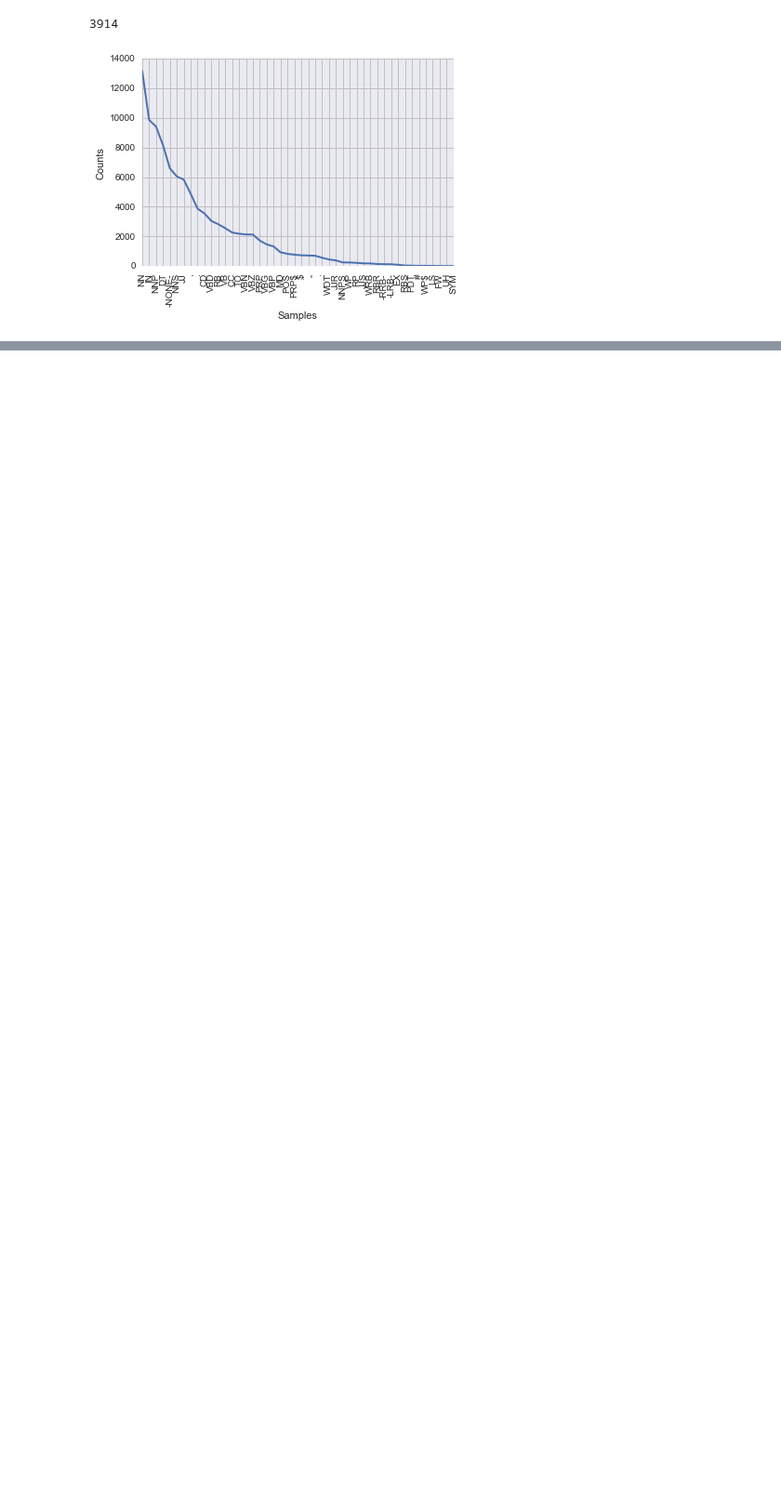
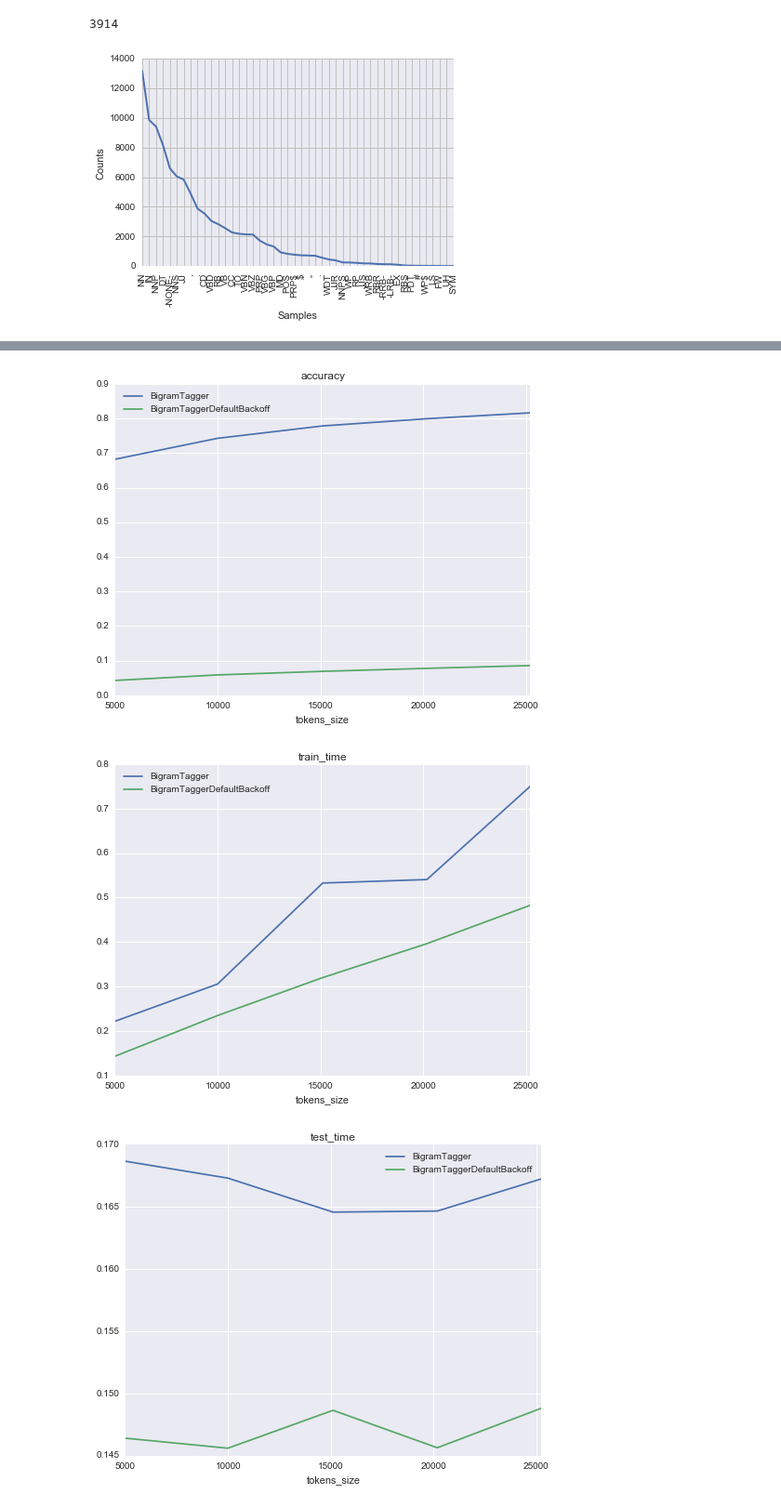
Before and after one commit to clieb3/pos-tagger-comparison, a Jupyter notebook: backoff-comparison.ipynb, the cells around one changed output, grey strips where cells are left out. Shown at 93% size. Saved outputs shown, nothing was run; the diff lists cells and outputs as text; code cells hidden in the pictures; blank space fills up the shorter version.

```diff
--- a/backoff-comparison.ipynb
+++ b/backoff-comparison.ipynb
@@ -112 +105,5 @@ for i in range(1, 6):
+# %%
+def make_taggers(tagger_classes):
+    return [c(train_size=(i * num_train_baseline))
+        for i, c in itertools.product(range(1, 6), tagger_classes)]
 # %%
@@ -181,0 +119,10 @@ sns.set_style("darkgrid")
+# %%
+def test_tagger(tagger, test_sents):
+    t0 = time.time()
+    accuracy = tagger.test(test_sents[:num_tests])
+    test_time = time.time() - t0
+#     print ("{:20}{:3.2f}".format(type(tagger).__name__, test_time))
+    return accuracy, test_time
+
+def test_taggers(taggers, test_sents):
+    return map(list, zip(*[test_tagger(t, test_sents) for t in taggers]))
@@ -233,0 +190,15 @@ grouped.describe()
+# %%
+class BigramTaggerDefaultBackoff(object):
+    def __init__(self, train_size):
+        self.train_size = train_size
+
+    def train(self, train_sents):
+        train_sents = train_sents[:self.train_size]
+        self.tokens_size = num_tokens(train_sents)
+
+        t0 = default_backoff_tagger(train_sents)
+
+        self._tagger = nltk.tag.BigramTagger(train_sents, backoff=t0)
+
+    def test(self, test_sents):
+        return self._tagger.evaluate(test_sents)
@@ -233,0 +220,8 @@ grouped.describe()
+# %%
+tagger_classes = [BigramTagger, BigramTaggerDefaultBackoff]
+grouped = compare_taggers(tagger_classes, train_sents, test_sents)
+grouped.describe()
+# %% [output]
+[figure, added]
+[figure, added]
+[figure, added]
```
Also changed, not shown: parts of 20 cells of this notebook.
